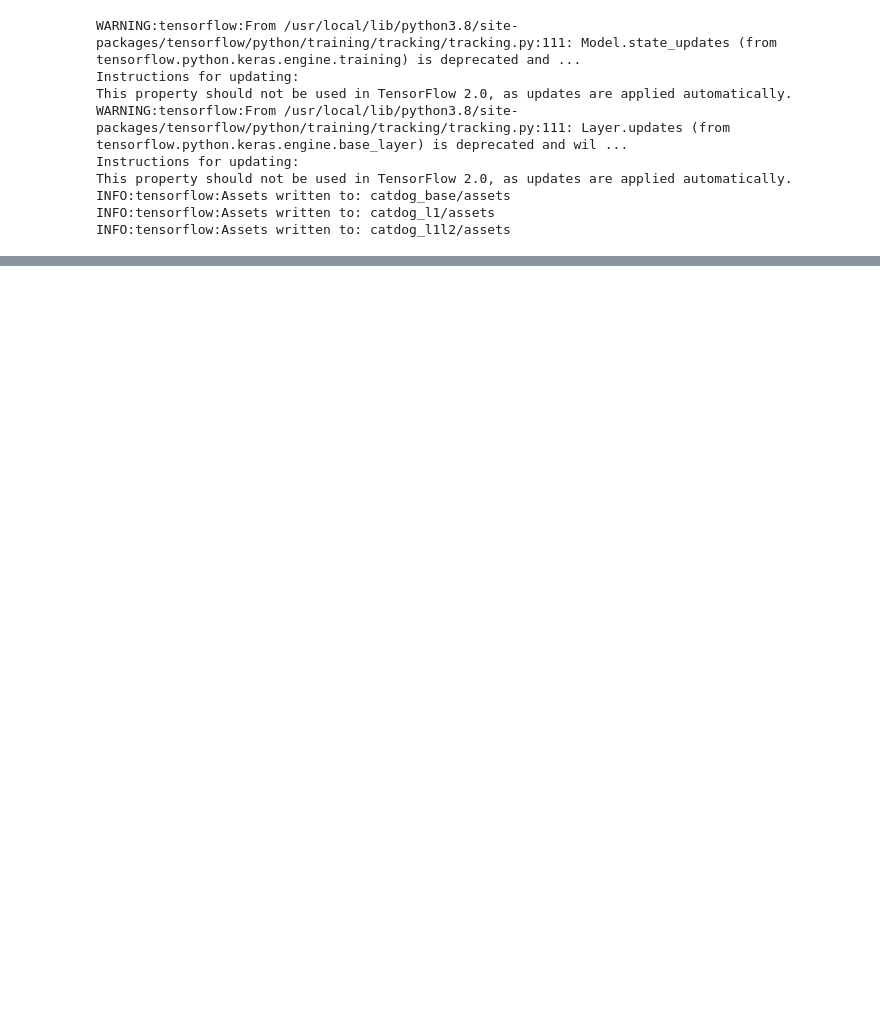
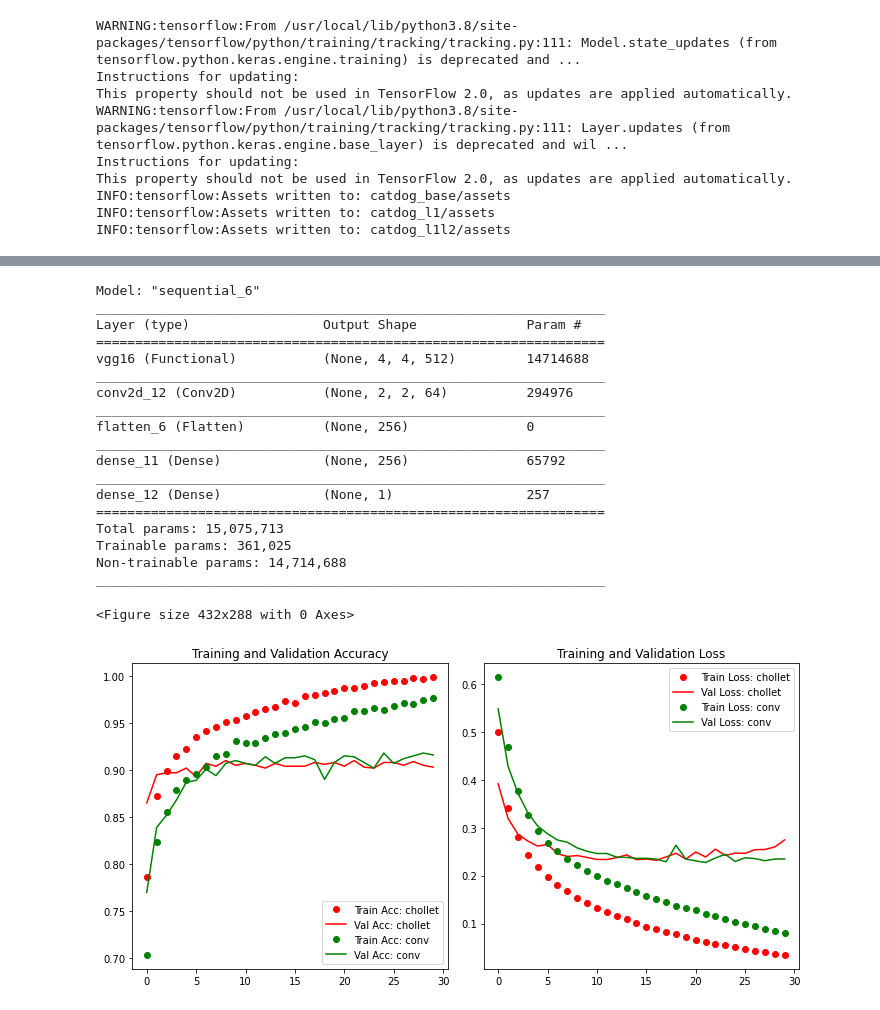
Before and after one commit to andymbryant/e89, a Jupyter notebook: week6/assignment6.ipynb, the cells around one changed output, grey strips where cells are left out. Cells and saved outputs as stored; diff of their text form; code cells hidden in the pictures; blank space fills up the shorter version.

```diff
--- a/week6/assignment6.ipynb
+++ b/week6/assignment6.ipynb
@@ -337,0 +376,39 @@ validation_generator = test_datagen.flow_from_directory(
+# %%
+histories = [
+    {
+        'name': 'chollet',
+        'data': chollet_history,
+        'color': 'r'
+    },
+    {
+        'name': 'conv',
+        'data': conv_history,
+        'color': 'g'
+    },
+]
+plot_histories(histories)
+# It appears that our conv net overfits less than the chollet net. This is a decent improvement, but it's still not great overall. I would suggest adding dropout and regularization to the final dense network. Very interesting results, though!
+
+# Here is the model summary, which has the number of trainable parameters: 361,025
+conv_model.summary()
+# %% [output]
+Model: "sequential_6"
+_________________________________________________________________
+Layer (type)                 Output Shape              Param #
+=================================================================
+vgg16 (Functional)           (None, 4, 4, 512)         14714688
+_________________________________________________________________
+conv2d_12 (Conv2D)           (None, 2, 2, 64)          294976
+_________________________________________________________________
+flatten_6 (Flatten)          (None, 256)               0
+_________________________________________________________________
+dense_11 (Dense)             (None, 256)               65792
+_________________________________________________________________
+dense_12 (Dense)             (None, 1)                 257
+=================================================================
+Total params: 15,075,713
+Trainable params: 361,025
+Non-trainable params: 14,714,688
+_________________________________________________________________
+<Figure size 432x288 with 0 Axes>
+[figure, added]
```
Also changed, not shown: parts of 16 cells of this notebook, 41 other files.
